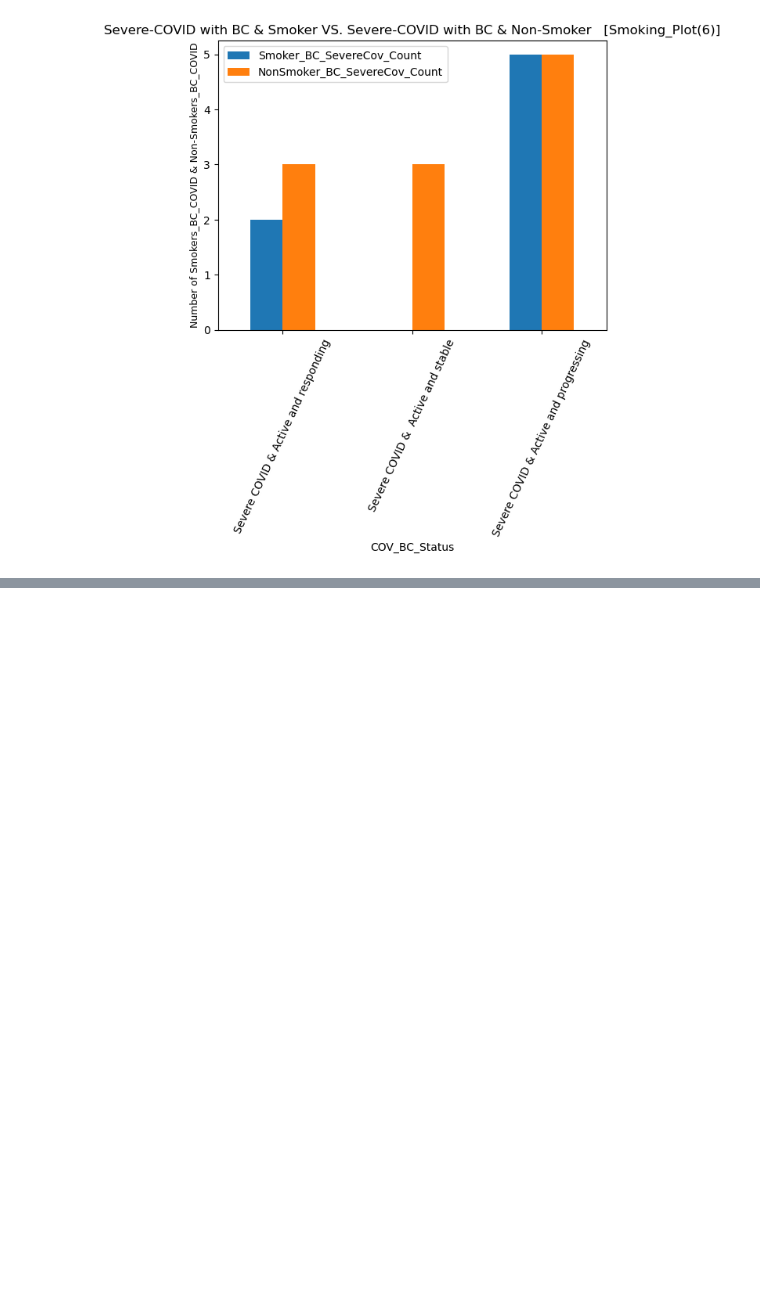
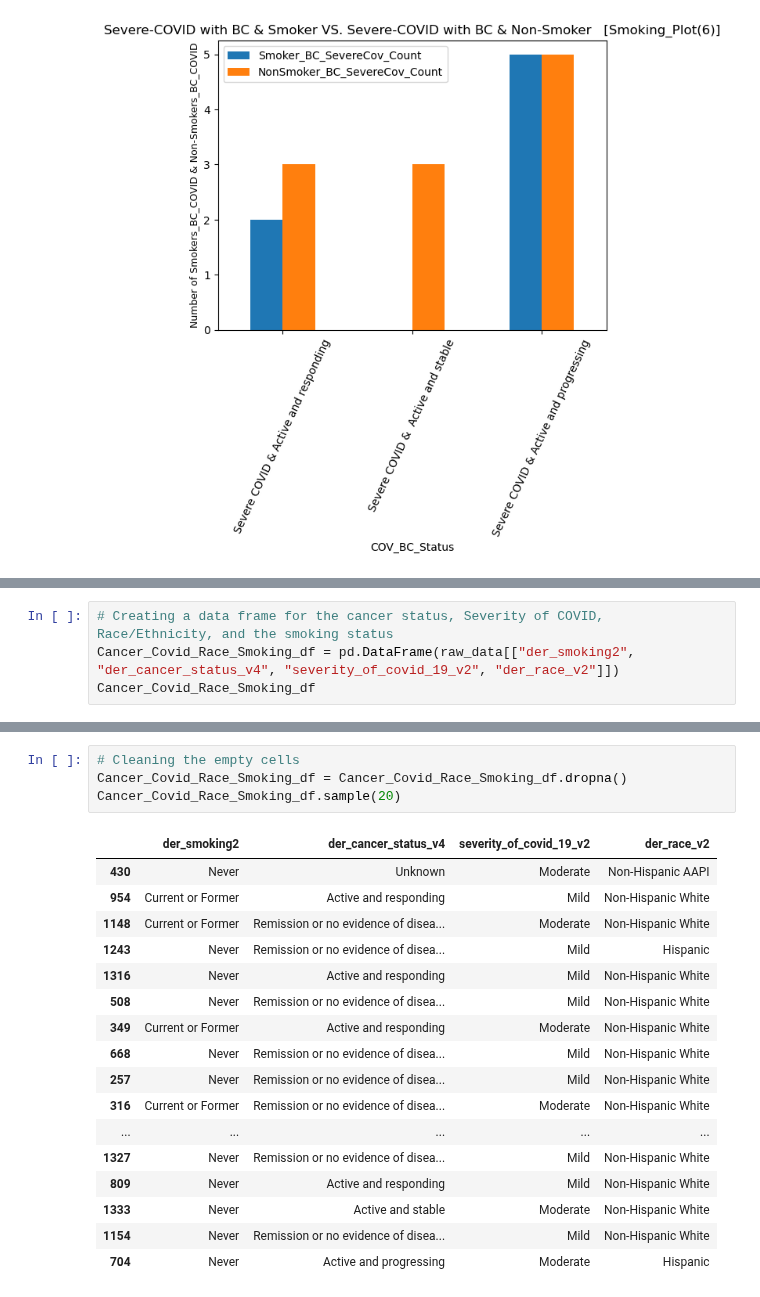
Before and after one commit to HSaleem352/Bootcamp-Project1, a Jupyter notebook: data_cleaning_MB.ipynb, the cells around one changed output, grey strips where cells are left out. Saved outputs shown, nothing was run; the diff lists cells and outputs as text; blank space fills up the shorter version.

```diff
--- a/data_cleaning_MB.ipynb
+++ b/data_cleaning_MB.ipynb
@@ -702,0 +720,4 @@ plt.savefig("Smoking_Output_Data/Smoking_Plot(6).png", bbox_inches="tight")
+# %%
+# Creating a data frame for the cancer status, Severity of COVID, Race/Ethnicity, and the smoking status
+Cancer_Covid_Race_Smoking_df = pd.DataFrame(raw_data[["der_smoking2", "der_cancer_status_v4", "severity_of_covid_19_v2", "der_race_v2"]])
+Cancer_Covid_Race_Smoking_df
@@ -702,0 +738,22 @@ plt.savefig("Smoking_Output_Data/Smoking_Plot(6).png", bbox_inches="tight")
+# %%
+# Cleaning the empty cells
+Cancer_Covid_Race_Smoking_df = Cancer_Covid_Race_Smoking_df.dropna()
+Cancer_Covid_Race_Smoking_df.sample(20)
+# %% [output]
+|  | der_smoking2 | der_cancer_status_v4 | severity_of_covid_19_v2 | der_race_v2 |
+| 430 | Never | Unknown | Moderate | Non-Hispanic AAPI |
+| 954 | Current or Former | Active and responding | Mild | Non-Hispanic White |
+| 1148 | Current or Former | Remission or no evidence of disea... | Moderate | Non-Hispanic White |
+| 1243 | Never | Remission or no evidence of disea... | Mild | Hispanic |
+| 1316 | Never | Active and responding | Mild | Non-Hispanic White |
+| 508 | Never | Remission or no evidence of disea... | Mild | Non-Hispanic White |
+| 349 | Current or Former | Active and responding | Moderate | Non-Hispanic White |
+| 668 | Never | Remission or no evidence of disea... | Mild | Non-Hispanic White |
+| 257 | Never | Remission or no evidence of disea... | Mild | Non-Hispanic White |
+| 316 | Current or Former | Remission or no evidence of disea... | Moderate | Non-Hispanic White |
+| ... | ... | ... | ... | ... |
+| 1327 | Never | Remission or no evidence of disea... | Mild | Non-Hispanic White |
+| 809 | Never | Active and responding | Mild | Non-Hispanic White |
+| 1333 | Never | Active and stable | Moderate | Non-Hispanic White |
+| 1154 | Never | Remission or no evidence of disea... | Mild | Non-Hispanic White |
+| 704 | Never | Active and progressing | Moderate | Hispanic |
```
Also changed, not shown: parts of 39 cells of this notebook.
